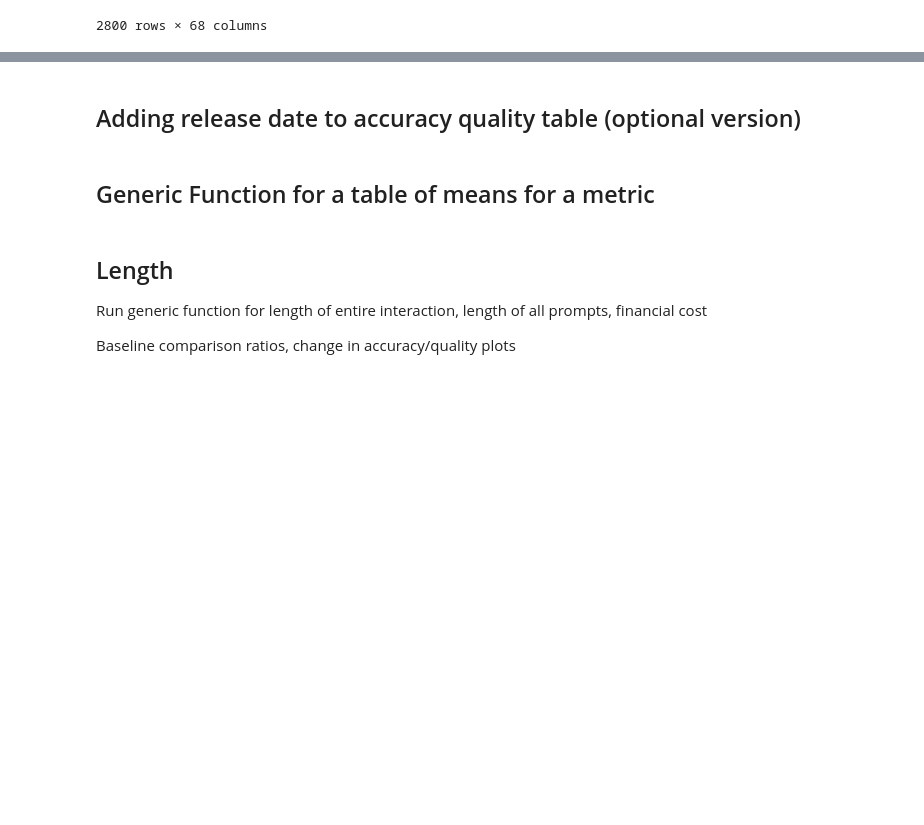
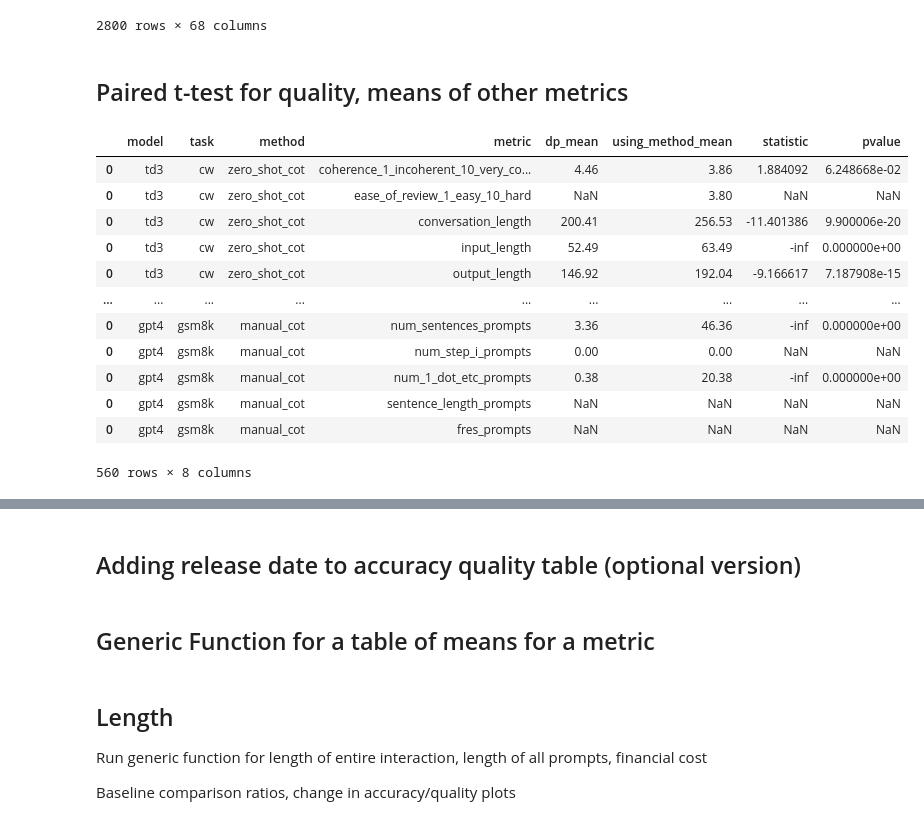
Before and after one commit to ijyliu/anlp23-project, a Jupyter notebook: Data/06 - Analyze Metrics and Conduct Inference.ipynb, the cells around one changed output, grey strips where cells are left out. Cells and saved outputs as stored; diff of their text form; code cells hidden in the pictures; blank space fills up the shorter version.

```diff
--- a/Data/06 - Analyze Metrics and Conduct Inference.ipynb
+++ b/Data/06 - Analyze Metrics and Conduct Inference.ipynb
@@ -341,3 +341,45 @@ direct_prompting_comparison
 # %%
 # Save direct_prompting_comparison to Excel
 direct_prompting_comparison.to_excel('direct_prompting_comparison.xlsx', index=False)
+# %% [markdown]
+## Paired t-test for quality, means of other metrics
+# %%
+# Perform paired t-test on creative writing data and all other metrics
+
+# Metrics to t-test: 'creative_writing_score', 'ease_of_evaluation_score', 'conversation_length', 'input_length', 'output_length', 'conversation_cost', 'gsm8k_length_vs_provided', 'length_vs_direct_prompting', 'num_linebreaks', 'num_sentences', 'num_step_i', 'num_1_dot_etc', 'sentence_length', 'fres', 'num_linebreaks_prompts', 'num_sentences_prompts', 'num_step_i_prompts', 'num_1_dot_etc_prompts', 'sentence_length_prompts', 'fres_prompts'
+metrics_to_t_test = ['coherence_1_incoherent_10_very_coherent', 'ease_of_review_1_easy_10_hard', 'conversation_length', 'input_length', 'output_length', 'conversation_cost', 'gsm8k_length_vs_provided', 'length_vs_direct_prompting', 'num_linebreaks', 'num_sentences', 'num_step_i', 'num_1_dot_etc', 'sentence_length', 'fres', 'num_linebreaks_prompts', 'num_sentences_prompts', 'num_step_i_prompts', 'num_1_dot_etc_prompts', 'sentence_length_prompts', 'fres_prompts']
+
+# Create table to hold results
+# Columns of model, task, method, mean metric, mean dp_metric, statistic, pvalue
+t_test_results = pd.DataFrame(columns=['model', 'task', 'method', 'metric', 'dp_mean', 'using_method_mean', 'statistic', 'pvalue'])
+# Iterate over model, task, method
+for model, task, method in direct_prompting_comparison[['model', 'task', 'method']].drop_duplicates().values:
+    # Iterate over metrics_to_t_test
+    for metric in metrics_to_t_test:
+        # Get data
+        # Sort by conversation_number
+        data = direct_prompting_comparison[(direct_prompting_comparison['model'] == model) & (direct_prompting_comparison['task'] == task) & (direct_prompting_comparison['method'] == method)].sort_values(by=['conversation_number'])
+        # direct_prompting holds the metric when using direct_prompting
+        direct_prompting = data['dp_' + metric]
+        # using_method holds the metric when using the method
+        using_method = data[metric]
+        # Perform the paired sample t-test
+        statistic, pvalue = stats.ttest_rel(direct_prompting, using_method)
+        # Add to table
+        t_test_results = pd.concat([t_test_results, pd.DataFrame([[model, task, method, metric, direct_prompting.mean(), using_method.mean(), statistic, pvalue]], columns=['model', 'task', 'method', 'metric', 'dp_mean', 'using_method_mean', 'statistic', 'pvalue'])])
+
+t_test_results
+# %% [output]
+|  | model | task | method | metric | dp_mean | using_method_mean | statistic | pvalue |
+| 0 | td3 | cw | zero_shot_cot | coherence_1_incoherent_10_very_co... | 4.46 | 3.86 | 1.884092 | 6.248668e-02 |
+| 0 | td3 | cw | zero_shot_cot | ease_of_review_1_easy_10_hard | NaN | 3.80 | NaN | NaN |
+| 0 | td3 | cw | zero_shot_cot | conversation_length | 200.41 | 256.53 | -11.401386 | 9.900006e-20 |
+| 0 | td3 | cw | zero_shot_cot | input_length | 52.49 | 63.49 | -inf | 0.000000e+00 |
+| 0 | td3 | cw | zero_shot_cot | output_length | 146.92 | 192.04 | -9.166617 | 7.187908e-15 |
+| ... | ... | ... | ... | ... | ... | ... | ... | ... |
+| 0 | gpt4 | gsm8k | manual_cot | num_sentences_prompts | 3.36 | 46.36 | -inf | 0.000000e+00 |
+| 0 | gpt4 | gsm8k | manual_cot | num_step_i_prompts | 0.00 | 0.00 | NaN | NaN |
+| 0 | gpt4 | gsm8k | manual_cot | num_1_dot_etc_prompts | 0.38 | 20.38 | -inf | 0.000000e+00 |
+| 0 | gpt4 | gsm8k | manual_cot | sentence_length_prompts | NaN | NaN | NaN | NaN |
+| 0 | gpt4 | gsm8k | manual_cot | fres_prompts | NaN | NaN | NaN | NaN |
+560 rows × 8 columns
```
Also changed, not shown: parts of 7 cells of this notebook, 6 other files.
